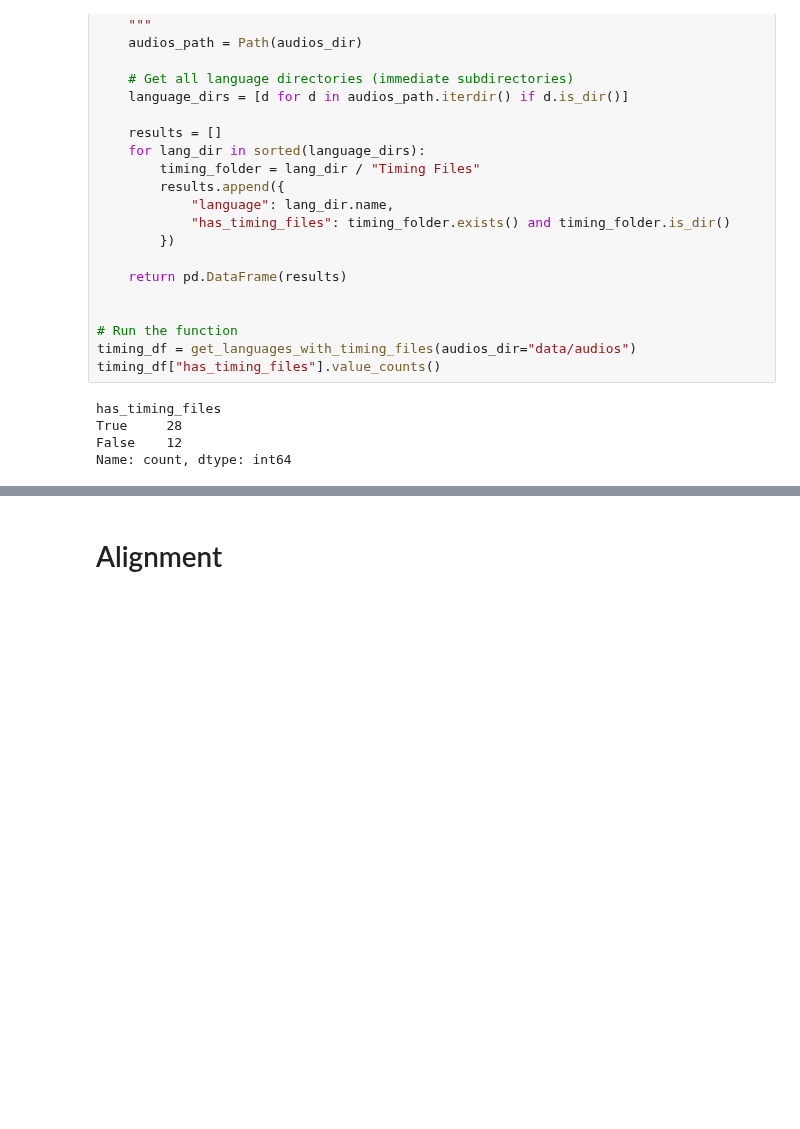
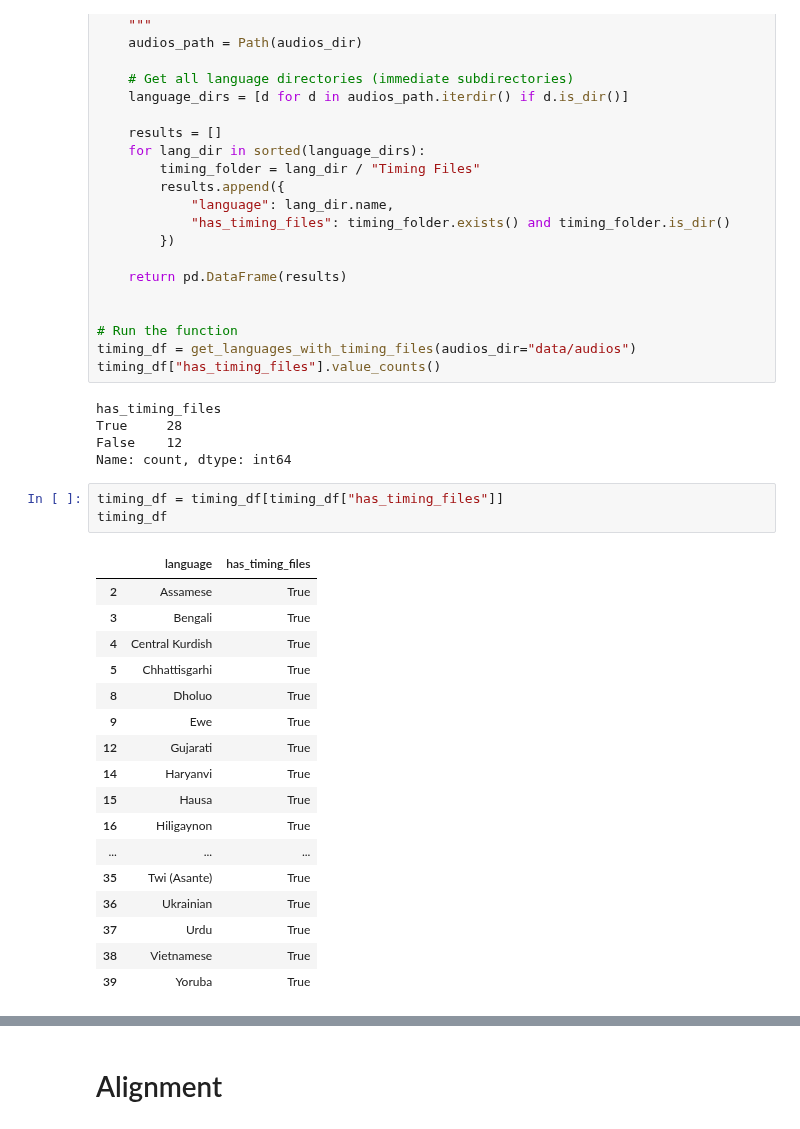
Before and after one commit to davidguzmanr/bible-tts-resources, a Jupyter notebook: dev.ipynb, the cells around one changed output, grey strips where cells are left out. Cells and saved outputs as stored; diff of their text form; blank space fills up the shorter version.

```diff
--- a/dev.ipynb
+++ b/dev.ipynb
@@ -432,3 +432,24 @@ has_timing_files
 True     28
 False    12
 Name: count, dtype: int64
+# %%
+timing_df = timing_df[timing_df["has_timing_files"]]
+timing_df
+# %% [output]
+|  | language | has_timing_files |
+| 2 | Assamese | True |
+| 3 | Bengali | True |
+| 4 | Central Kurdish | True |
+| 5 | Chhattisgarhi | True |
+| 8 | Dholuo | True |
+| 9 | Ewe | True |
+| 12 | Gujarati | True |
+| 14 | Haryanvi | True |
+| 15 | Hausa | True |
+| 16 | Hiligaynon | True |
+| ... | ... | ... |
+| 35 | Twi (Asante) | True |
+| 36 | Ukrainian | True |
+| 37 | Urdu | True |
+| 38 | Vietnamese | True |
+| 39 | Yoruba | True |
```
Also changed, not shown: parts of 14 cells of this notebook, 2 other files.
